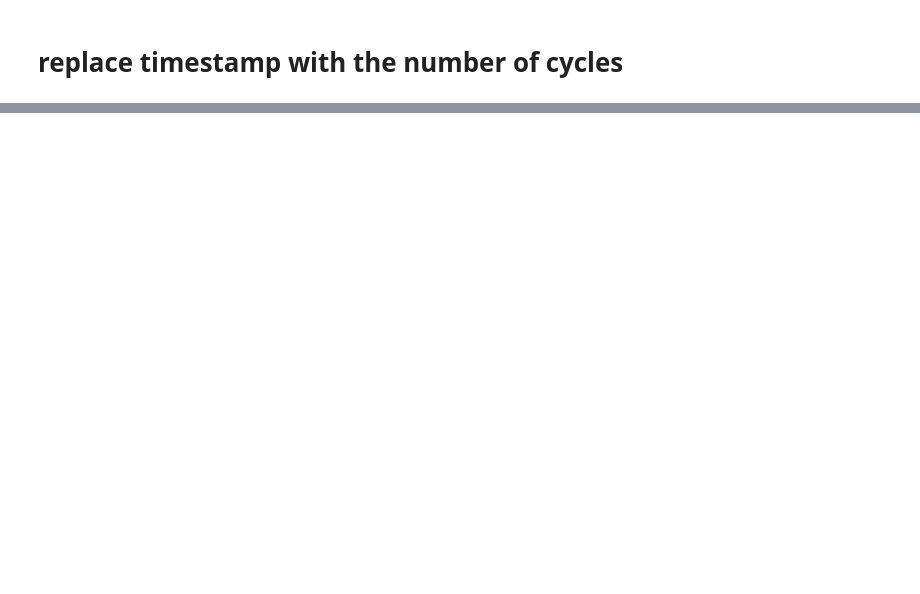
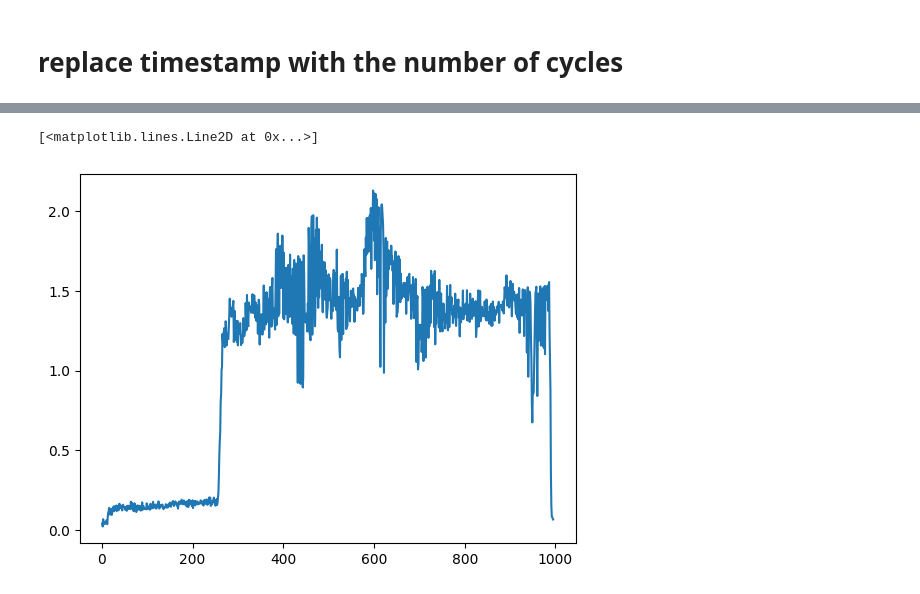
Before and after one commit to buy0range/code_internship, a Jupyter notebook: preprocess.ipynb, the cells around one changed output, grey strips where cells are left out. Saved outputs shown, nothing was run; the diff lists cells and outputs as text; code cells hidden in the pictures; blank space fills up the shorter version.

```diff
--- a/preprocess.ipynb
+++ b/preprocess.ipynb
@@ -121,6 +154,16 @@ df_friction.head()
 # %% [markdown]
 # replace timestamp with the number of cycles
 # %%
-def num_of_cycles(df, column_name, frequency):
-    df['cycle'] = df[column_name] * frequency
-    df = df[df['cycle'].apply(lambda x: x.is_integer())]
+def timestamp_to_cycles(df, col_name, frequency, df2 = pd.DataFrame()):
+    '''
+    df: the dateframe that we want to preprocess
+    col_name: the name of timestamp column
+    frequency: the frequency of the experiment
+    df2: a void dateframe that we will use to storage the processed dataframe
+
+    '''
+    df['cycle'] = np.floor(df[col_name] * frequency)+1
+    df2 = df.groupby('cycle').apply(lambda x: x.abs().max(), include_groups=False).reset_index()  # use the max absolute value to represent the feature in this cycle
+    df2 = df2.drop(columns = [col_name])
+    df2.insert(1, 'freq_of_exp', frequency)
+    return df2
@@ -126,0 +180,3 @@ def num_of_cycles(df, column_name, frequency):
+# %%
+df_friction_processed = timestamp_to_cycles(df_friction, 'Time', 5)
+df_friction_processed.head()
@@ -126,0 +190,5 @@ def num_of_cycles(df, column_name, frequency):
+# %%
+plt.plot(df_friction_processed['cycle'], df_friction_processed['coe'])
+# %% [output]
+[<matplotlib.lines.Line2D at 0x...>]
+[figure, added]
```
Also changed, not shown: parts of 8 cells of this notebook.
